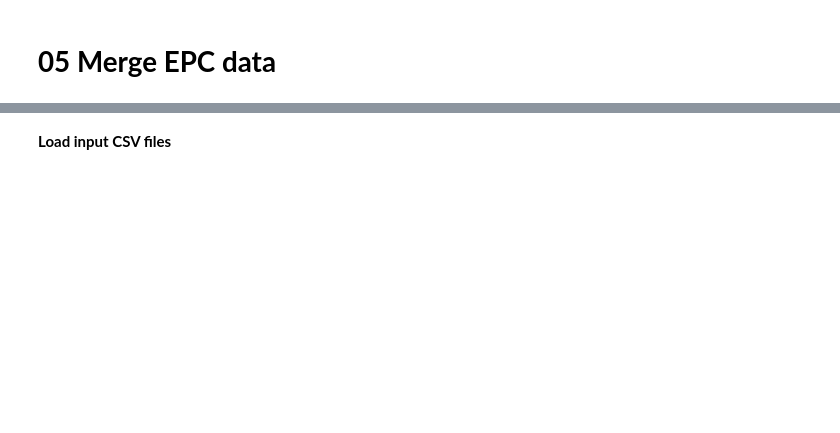
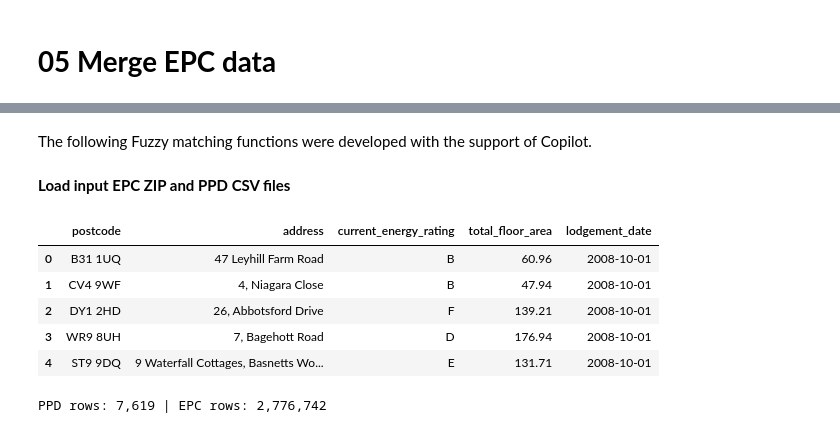
Before and after one commit to maleeper/Midlands_House_Prices, a Jupyter notebook: jupyter_notebooks/05 Merge EPC data.ipynb, the cells around one changed output, grey strips where cells are left out. Drawn from its saved outputs; the diff is of its cells as text; code cells hidden in the pictures; blank space fills up the shorter version.

```diff
--- a/jupyter_notebooks/05 Merge EPC data.ipynb
+++ b/jupyter_notebooks/05 Merge EPC data.ipynb
@@ -42,3 +41,5 @@ from rapidfuzz import fuzz, process
+# %% [markdown]
+The following Fuzzy matching functions were developed with the support of Copilot.
 # %%
 def normalise_series(s: pd.Series) -> pd.Series:
     """Lowercase, remove non-alnum (keep spaces), collapse spaces, strip."""
@@ -106,4 +107,8 @@ def fuzzy_within_postcode(addr_key, postcode, epc_by_pc, score_cutoff):
     rating, area = payload.loc[name]
     return (name, float(score), str(rating), float(area))
 # %% [markdown]
-**Load input CSV files**
+**Load input EPC ZIP and PPD CSV files**
+# %%
+with zipfile.ZipFile('../data/clean/epc_master.zip', 'r') as z:
+    z.extract('epc_master.csv', path='../data/clean/')
+epc = pd.read_csv('../data/clean/epc_master.csv', dtype=str, keep_default_na=False, na_values=[])
@@ -110,8 +119,14 @@ def fuzzy_within_postcode(addr_key, postcode, epc_by_pc, score_cutoff):
+# %%
+epc.head()
+# %% [output]
+|  | postcode | address | current_energy_rating | total_floor_area | lodgement_date |
+| 0 | B31 1UQ | 47 Leyhill Farm Road | B | 60.96 | 2008-10-01 |
+| 1 | CV4 9WF | 4, Niagara Close | B | 47.94 | 2008-10-01 |
+| 2 | DY1 2HD | 26, Abbotsford Drive | F | 139.21 | 2008-10-01 |
+| 3 | WR9 8UH | 7, Bagehott Road | D | 176.94 | 2008-10-01 |
+| 4 | ST9 9DQ | 9 Waterfall Cottages, Basnetts Wo... | E | 131.71 | 2008-10-01 |
 # %%
-t0 = time.time()
-print("Loading CSVs...")
 ppd = pd.read_csv(ppd_csv, dtype=str, keep_default_na=False, na_values=[])
-epc = pd.read_csv(epc_csv, dtype=str, keep_default_na=False, na_values=[])
 
 if SAMPLE_PPD > 0:
     ppd = ppd.head(SAMPLE_PPD).copy()
@@ -119,6 +134,8 @@ if SAMPLE_EPC > 0:
     epc = epc.head(SAMPLE_EPC).copy()
 
 print(f"PPD rows: {len(ppd):,} | EPC rows: {len(epc):,}")
+# %% [output]
+PPD rows: 7,619 | EPC rows: 2,776,742
 # %%
 ppd = build_ppd_keys(ppd)
 epc = build_epc_keys(epc)
```
Also changed, not shown: parts of 4 cells of this notebook, 4 other files.
